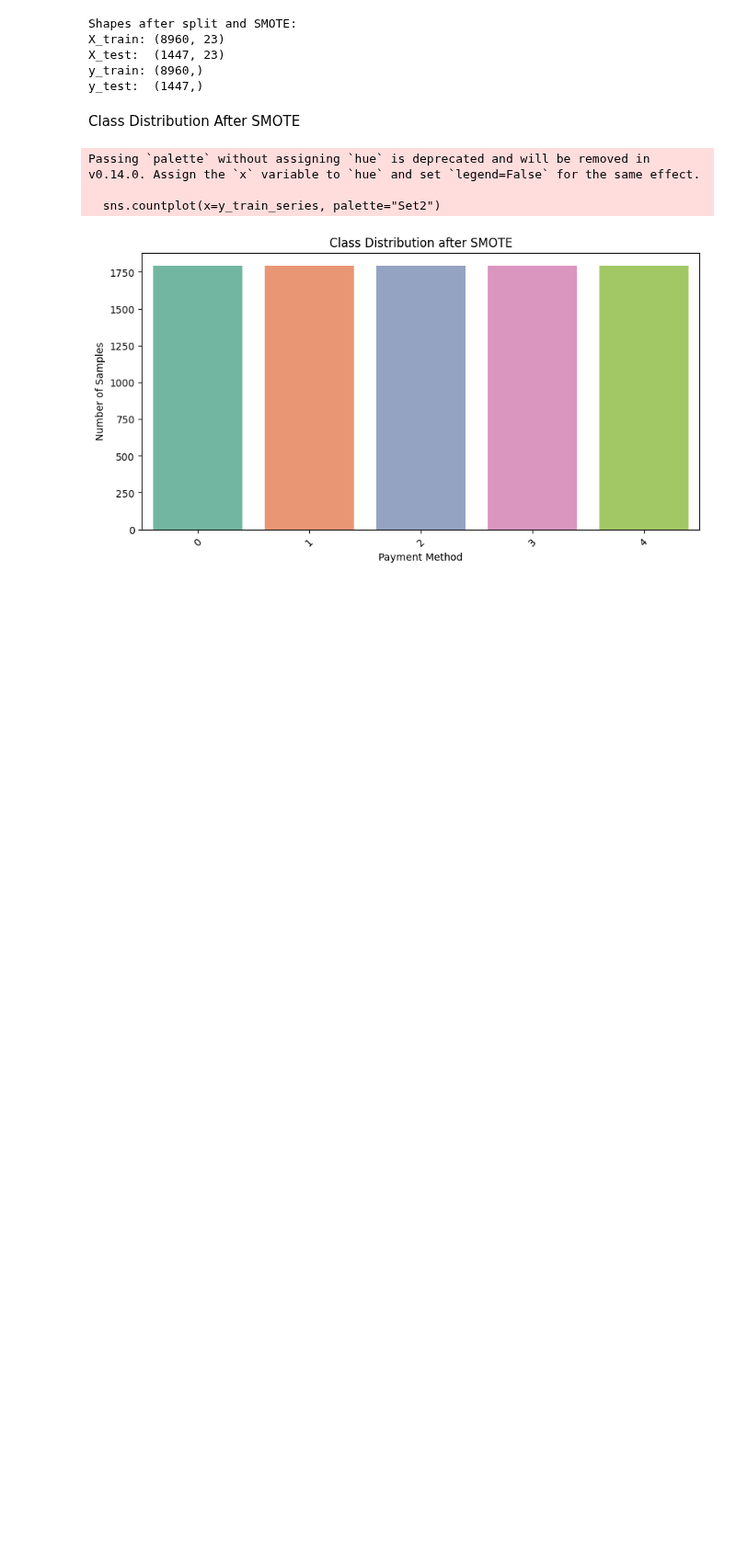
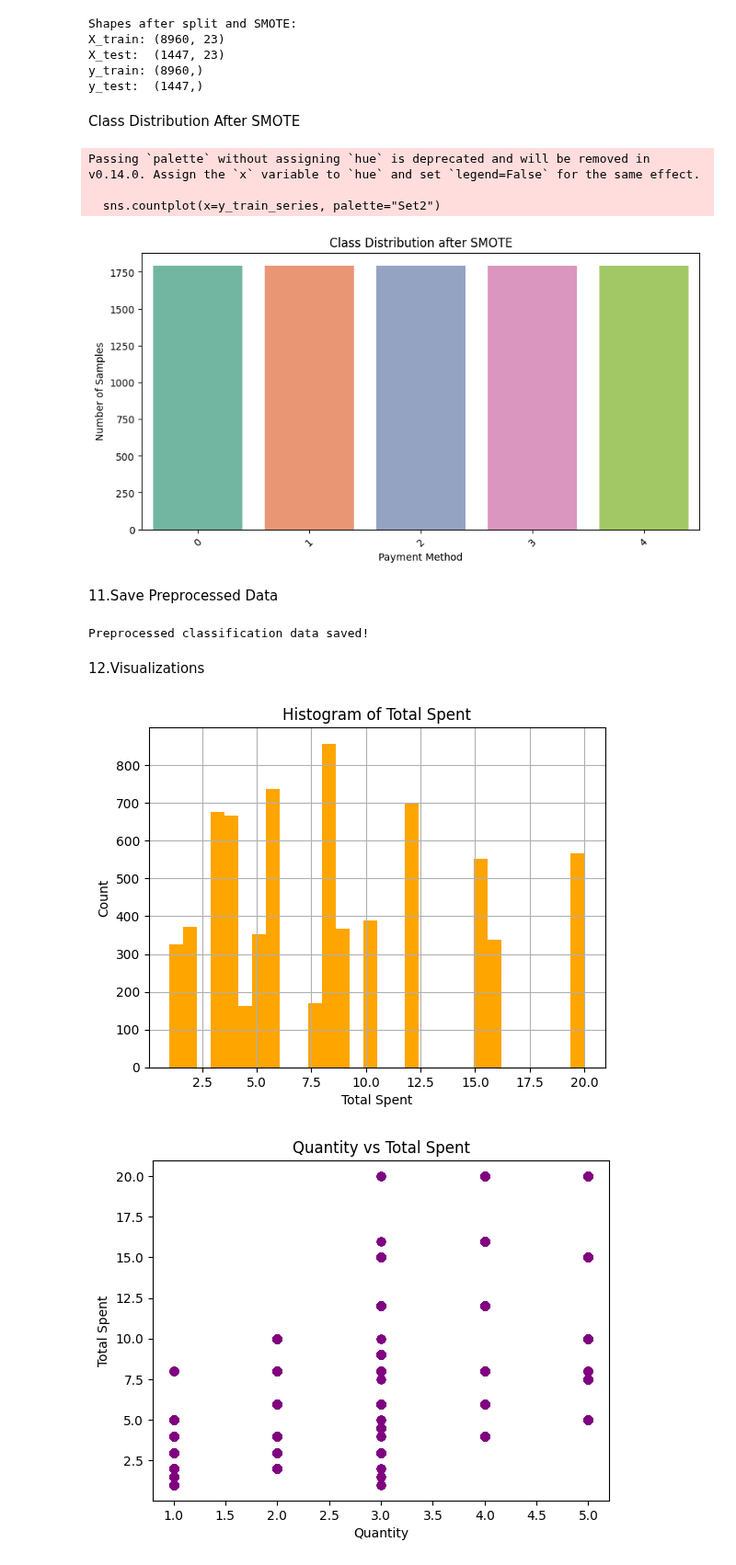
Before and after one commit to alberehap/Project-ML, a Jupyter notebook: Classification_Preprocessing.ipynb, the cells around one changed output. Shown at 92% size. Drawn from its saved outputs; the diff is of its cells as text; code cells hidden in the pictures; blank space fills up the shorter version.

Commit message:
Generated EDA visualizations and saved figures

```diff
--- a/Classification_Preprocessing.ipynb
+++ b/Classification_Preprocessing.ipynb
@@ -260,3 +260,52 @@ Passing `palette` without assigning `hue` is deprecated and will be removed in v
 
   sns.countplot(x=y_train_series, palette="Set2")
 [figure]
+# %% [markdown]
+11.Save Preprocessed Data
+# %%
+os.makedirs('data/processed', exist_ok=True)
+X_train.to_csv('data/processed/X_train_classification.csv', index=False)
+X_test.to_csv('data/processed/X_test_classification.csv', index=False)
+y_train.to_csv('data/processed/y_train_classification.csv', index=False)
+y_test.to_csv('data/processed/y_test_classification.csv', index=False)
+
+print("Preprocessed classification data saved!")
+# %% [output]
+Preprocessed classification data saved!
+# %% [markdown]
+12.Visualizations
+# %%
+import os
+import matplotlib.pyplot as plt
+import seaborn as sns
+
+# Create folders if not existing
+os.makedirs("results/figures", exist_ok=True)
+
+# Histogram
+plt.figure()
+df['Total Spent'].hist(bins=30, color='orange')
+plt.title('Histogram of Total Spent')
+plt.xlabel('Total Spent')
+plt.ylabel('Count')
+plt.savefig('results/figures/hist_total_spent.png')
+plt.show()
+
+#  Scatter Plot
+plt.figure()
+plt.scatter(df['Quantity'], df['Total Spent'], alpha=0.6, color='purple')
+plt.xlabel('Quantity')
+plt.ylabel('Total Spent')
+plt.title('Quantity vs Total Spent')
+plt.savefig('results/figures/scatter_qty_total.png')
+plt.show()
+
+# Correlation Heatmap
+plt.figure(figsize=(8, 6))
+sns.heatmap(df[numeric_cols].corr(), annot=True, cmap='viridis')
+plt.title('Correlation Matrix')
+plt.savefig('results/figures/corr_matrix.png')
+plt.show()
+# %% [output]
+[figure, added]
+[figure, added]
```
Also changed, not shown: parts of 1 cell of this notebook, 3 other files.
